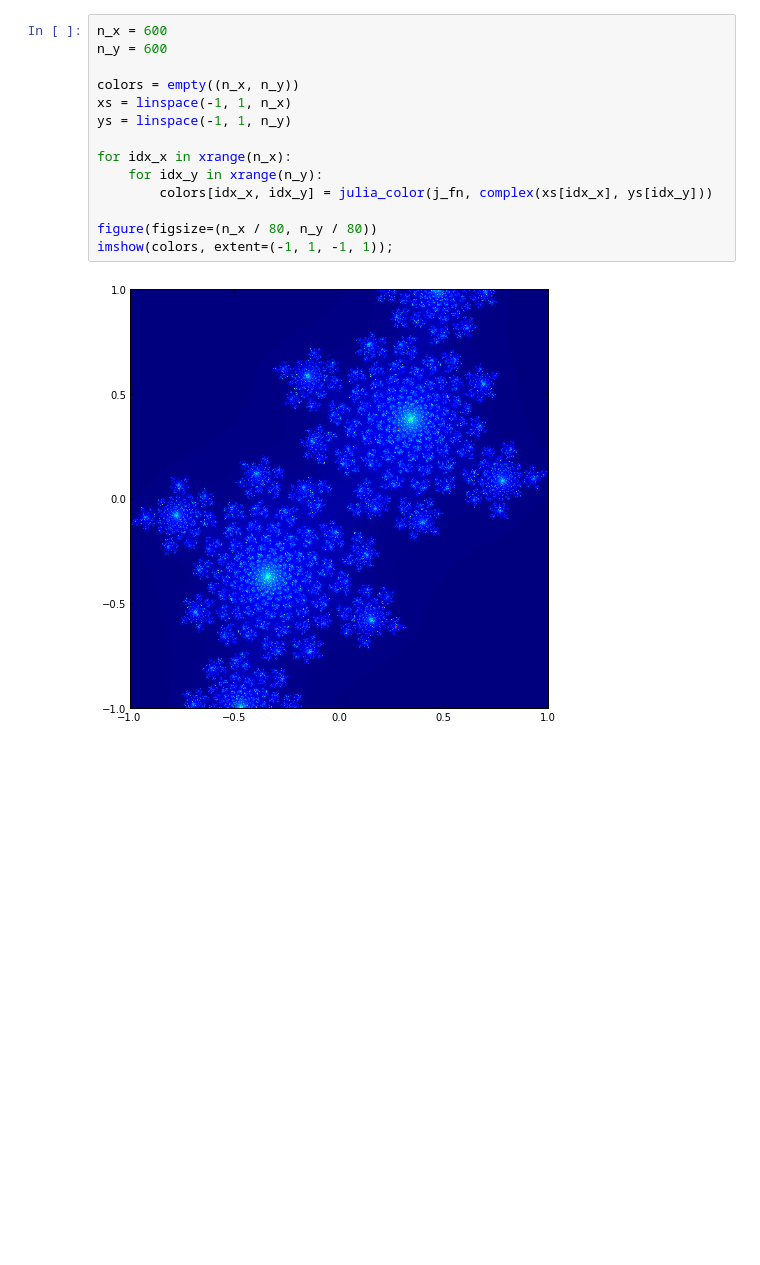
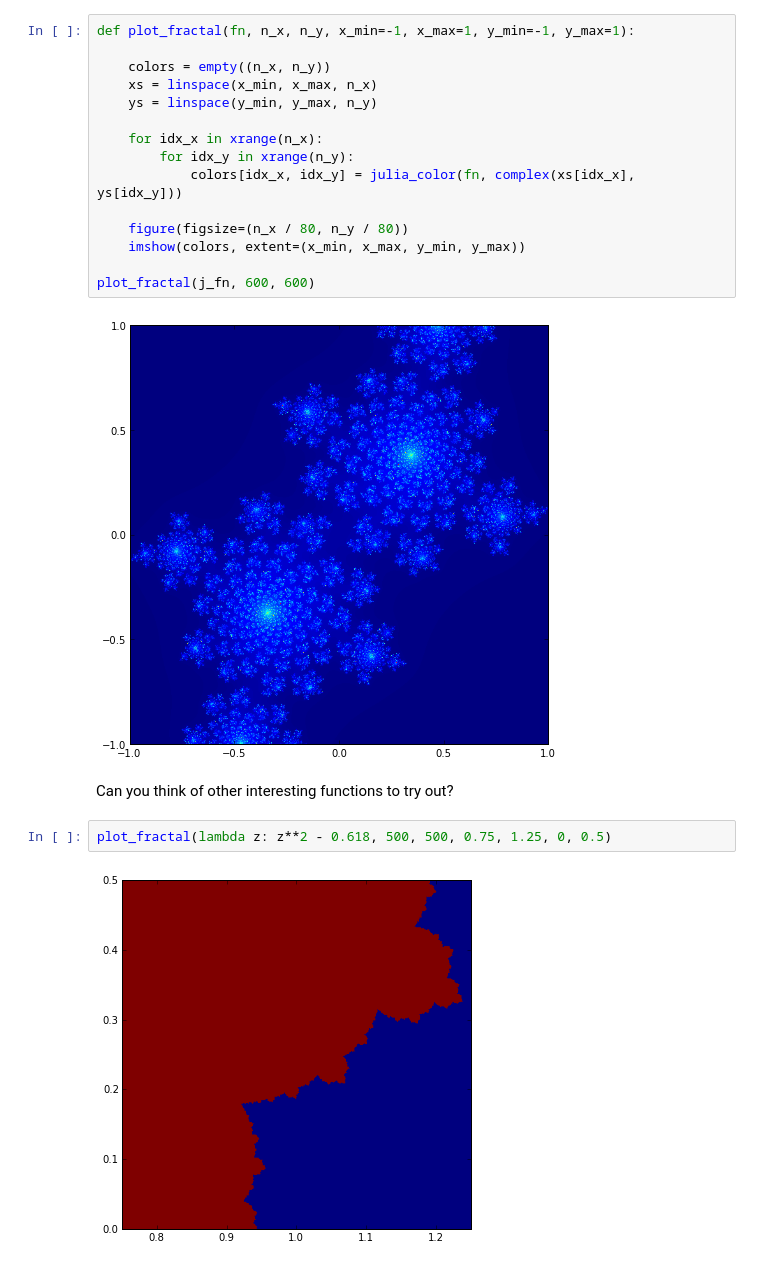
Before and after one commit to cgranade/ada-lovelace-day-2013, a Jupyter notebook: Fractals.ipynb, the cells around one changed output. Drawn from its saved outputs; the diff is of its cells as text; blank space fills up the shorter version.

Commit message:
Added a small bit to fractals.

```diff
--- a/Fractals.ipynb
+++ b/Fractals.ipynb
@@ -76,18 +76,25 @@ j_fn = lambda z: z**2 + (-0.4+0.6j)
 # %% [markdown]
 Now we can draw it, using the `imshow` plotting function, which will automatically return all of the iteration numbers we made above into pretty colors. To make a map of colors for `imshow`, we use an `array` to hold the number of iterations each complex number $x + yi$ takes to escape. The `empty` function makes a new array with nothing in it, but of a given size (in this case, 200 by 200 works well). Finally, the `linspace` function takes a range and a number of points, and returns an array containing numbers evenly spread out over that range.
 # %%
-n_x = 600
-n_y = 600
+def plot_fractal(fn, n_x, n_y, x_min=-1, x_max=1, y_min=-1, y_max=1):
 
-colors = empty((n_x, n_y))
-xs = linspace(-1, 1, n_x)
-ys = linspace(-1, 1, n_y)
+    colors = empty((n_x, n_y))
+    xs = linspace(x_min, x_max, n_x)
+    ys = linspace(y_min, y_max, n_y)
 
-for idx_x in xrange(n_x):
-    for idx_y in xrange(n_y):
-        colors[idx_x, idx_y] = julia_color(j_fn, complex(xs[idx_x], ys[idx_y]))
+    for idx_x in xrange(n_x):
+        for idx_y in xrange(n_y):
+            colors[idx_x, idx_y] = julia_color(fn, complex(xs[idx_x], ys[idx_y]))
 
-figure(figsize=(n_x / 80, n_y / 80))
-imshow(colors, extent=(-1, 1, -1, 1));
+    figure(figsize=(n_x / 80, n_y / 80))
+    imshow(colors, extent=(x_min, x_max, y_min, y_max))
+
+plot_fractal(j_fn, 600, 600)
 # %% [output]
 [figure]
+# %% [markdown]
+Can you think of other interesting functions to try out?
+# %%
+plot_fractal(lambda z: z**2 - 0.618, 500, 500, 0.75, 1.25, 0, 0.5)
+# %% [output]
+[figure, added]
```
